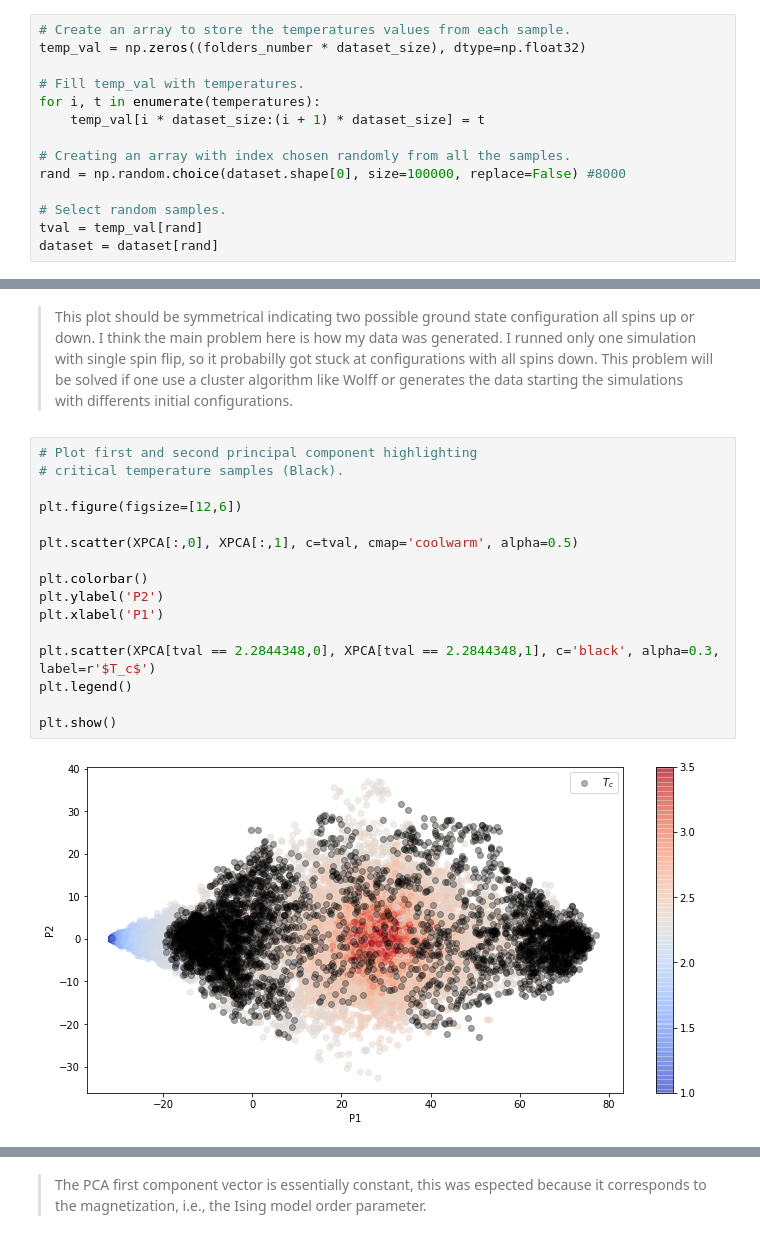
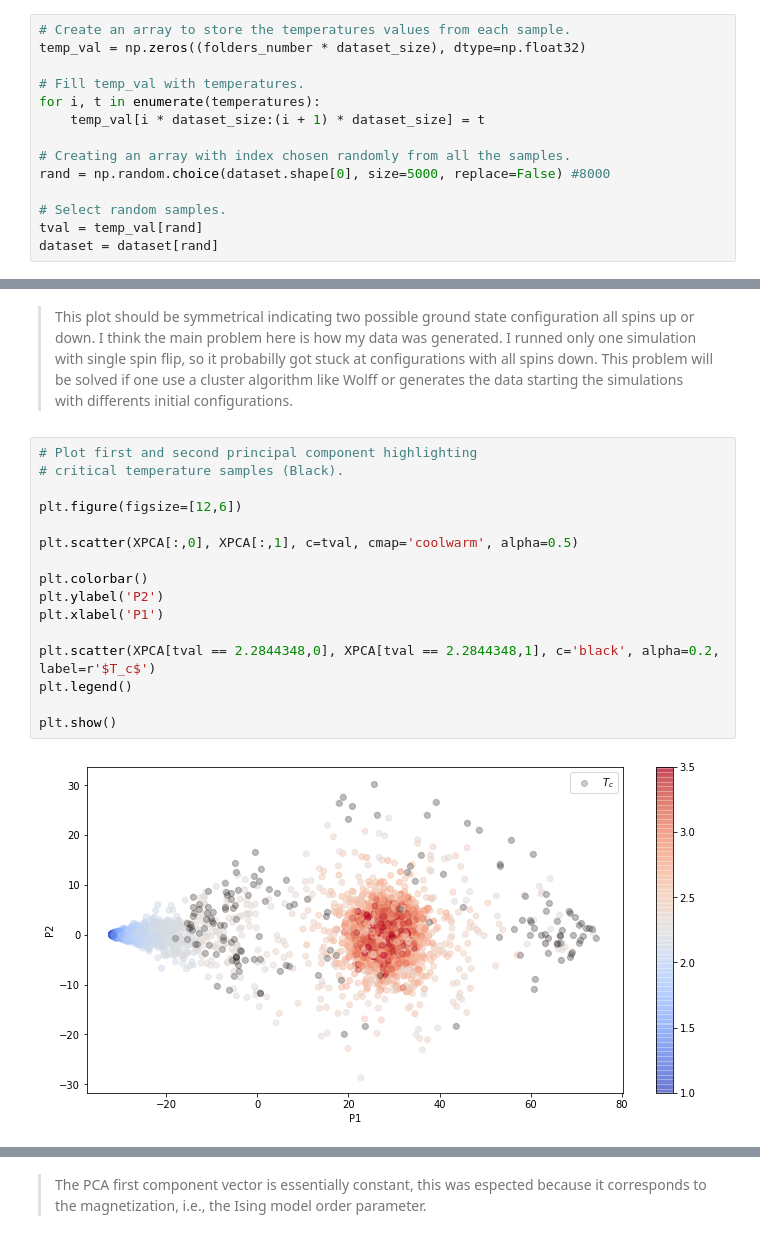
Before and after one commit to RGivisiez/PCA-Ising, a Jupyter notebook: PCA Ising.ipynb, the cells around one changed output, grey strips where cells are left out. Saved outputs shown, nothing was run; the diff lists cells and outputs as text.

```diff
--- a/PCA Ising.ipynb
+++ b/PCA Ising.ipynb
@@ -87,7 +87,7 @@ for i, t in enumerate(temperatures):
     temp_val[i * dataset_size:(i + 1) * dataset_size] = t
 
 # Creating an array with index chosen randomly from all the samples.
-rand = np.random.choice(dataset.shape[0], size=100000, replace=False) #8000
+rand = np.random.choice(dataset.shape[0], size=5000, replace=False) #8000
 
 # Select random samples.
 tval = temp_val[rand]
@@ -115,21 +115,21 @@ plt.show()
 # %%
 # Plot first and second principal component highlighting
 # critical temperature samples (Black).
 
 plt.figure(figsize=[12,6])
 
 plt.scatter(XPCA[:,0], XPCA[:,1], c=tval, cmap='coolwarm', alpha=0.5)
 
 plt.colorbar()
 plt.ylabel('P2')
 plt.xlabel('P1')
 
-plt.scatter(XPCA[tval == 2.2844348,0], XPCA[tval == 2.2844348,1], c='black', alpha=0.3, label=r'$T_c$')
+plt.scatter(XPCA[tval == 2.2844348,0], XPCA[tval == 2.2844348,1], c='black', alpha=0.2, label=r'$T_c$')
 plt.legend()
 
 plt.show()
 # %% [output]
-[figure, old version]
+[figure, new version]
 # %%
 # Example of three configuration at low, critical and high temperatures.
 
```
Also changed, not shown: parts of 11 cells of this notebook.
